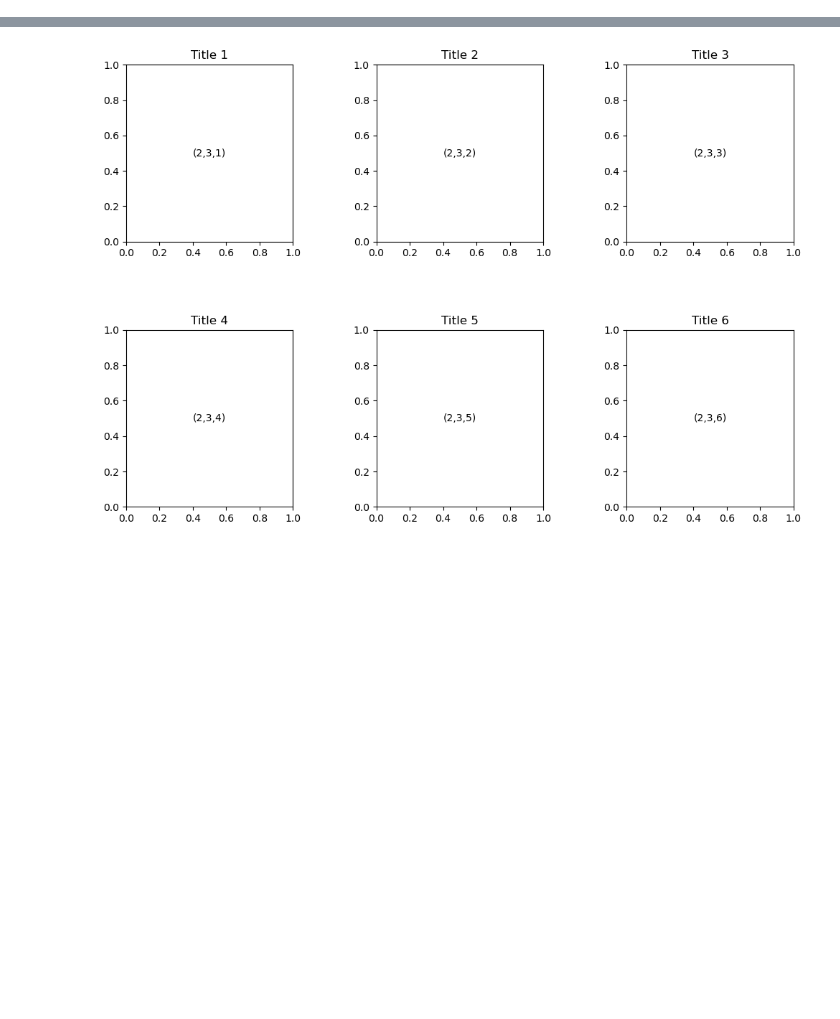
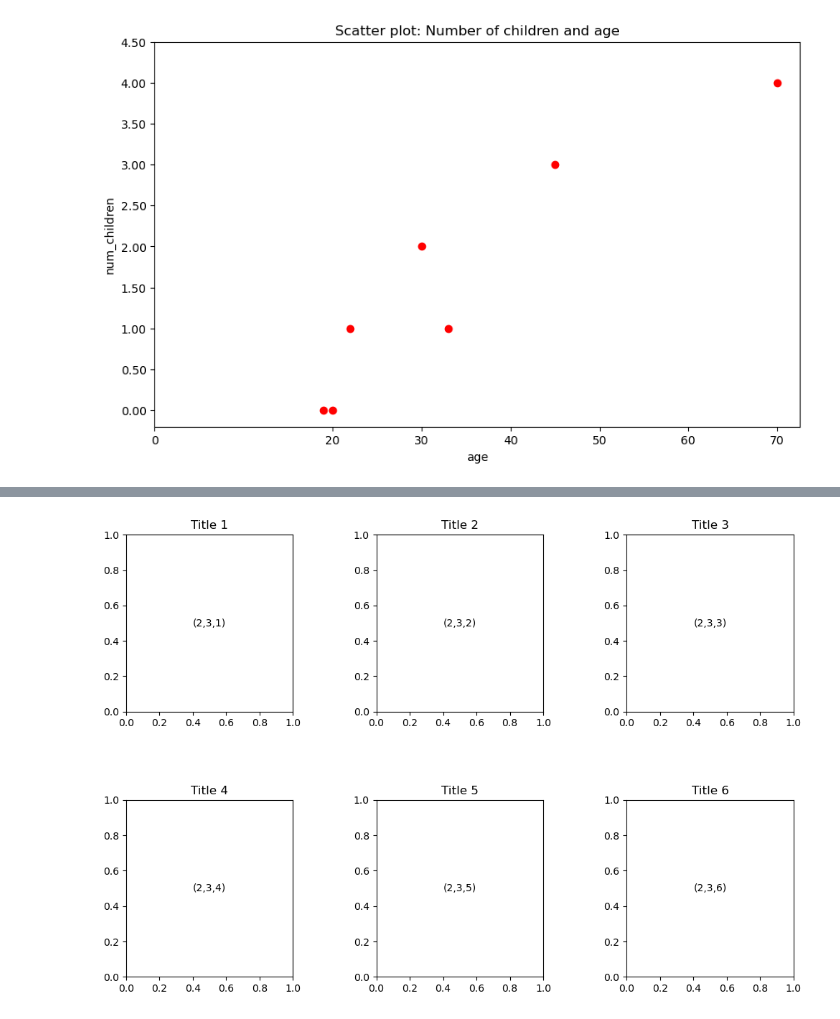
Before and after one commit to hezronokwach/PlotPulse, a Jupyter notebook: Notebook1.ipynb, the cells around one changed output, grey strips where cells are left out. Drawn from its saved outputs; the diff is of its cells as text; code cells hidden in the pictures; blank space fills up the shorter version.

```diff
--- a/Notebook1.ipynb
+++ b/Notebook1.ipynb
@@ -24,26 +26,29 @@ plt.show()
 # %%
 import pandas as pd
 import matplotlib.pyplot as plt
 import numpy as np
 
 df = pd.DataFrame({
         'name':['christopher','marion','maria','mia','clement','randy','remi'],
         'age':[70,30,22,19,45,33,20],
         'gender':['M','F','F','F','M','M','M'],
         'state':['california','dc','california','dc','california','new york','porto'],
         'num_children':[4,2,1,0,3,1,0],
         'num_pets':[5,1,0,2,2,2,3]
         })
 
 plt.figure(figsize=(10, 6))
 plt.scatter(df['age'], df['num_children'], color='red')
 plt.title('Scatter plot: Number of children and age')
 plt.xlabel('age')
 plt.ylabel('num_children')
 plt.xticks([0, 20, 30, 40, 50, 60, 70])
 plt.yticks(np.arange(df['num_children'].min(), df['num_children'].max() + 1, 0.5))
+plt.gca().yaxis.set_major_formatter(plt.FormatStrFormatter('%.2f'))
 plt.savefig('scatter_age_children.png')
 plt.show()
+# %% [output]
+[figure, added]
 # %%
 import matplotlib.pyplot as plt
 
```
Also changed, not shown: parts of 5 cells of this notebook.
